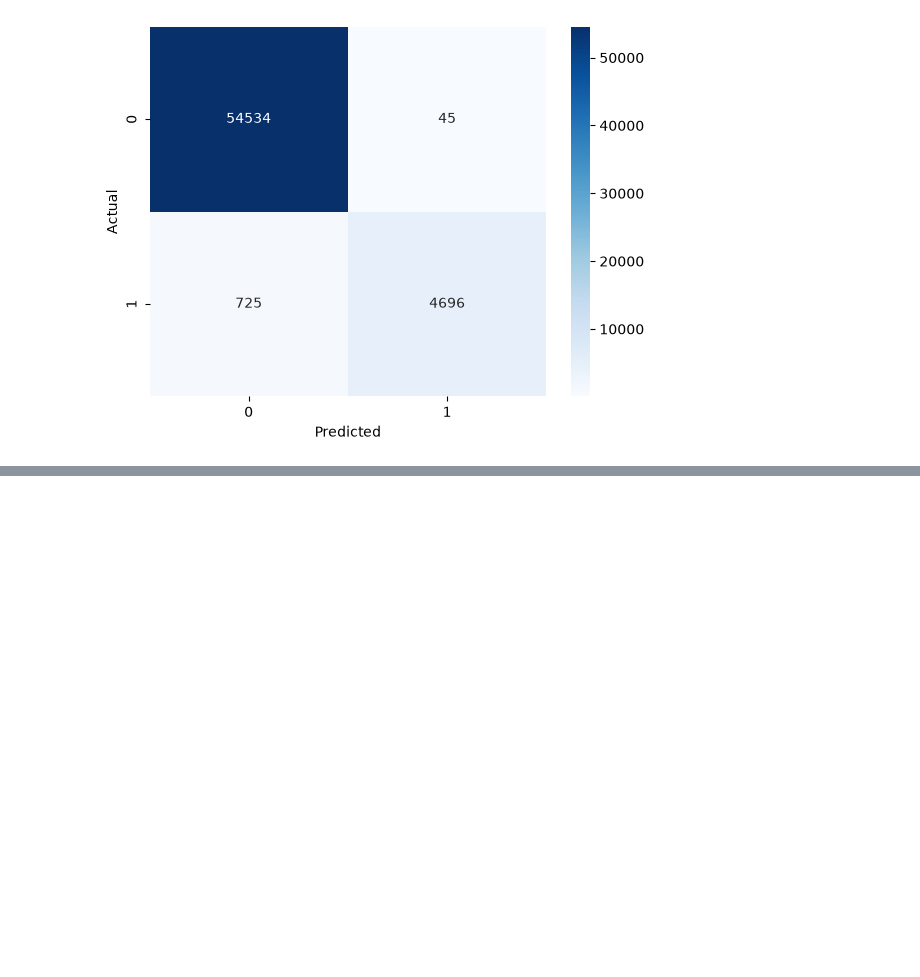
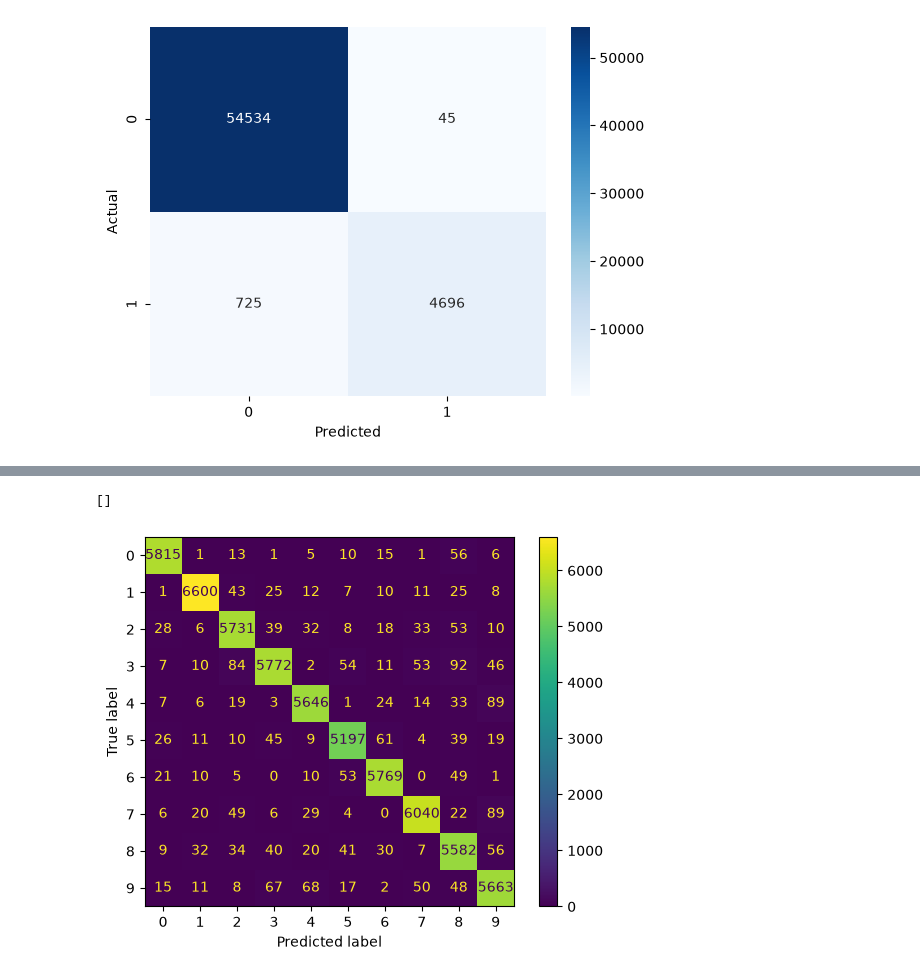
Before and after one commit to maaz-b/classification-problems, a Jupyter notebook: mnist_detector.ipynb, the cells around one changed output, grey strips where cells are left out. Cells and saved outputs as stored; diff of their text form; code cells hidden in the pictures; blank space fills up the shorter version.

```diff
--- a/mnist_detector.ipynb
+++ b/mnist_detector.ipynb
@@ -266,0 +364,2 @@ plt.plot()
+# %%
+rf_pred_ovo = cross_val_predict(OneVsOneClassifier(rf_classifier), x_train, y_train, cv=3)
@@ -266,0 +430,6 @@ plt.plot()
+# %%
+ConfusionMatrixDisplay.from_predictions(y_train, rf_pred_ovo)
+plt.plot()
+# %% [output]
+[]
+[figure, added]
```
Also changed, not shown: parts of 33 cells of this notebook.
